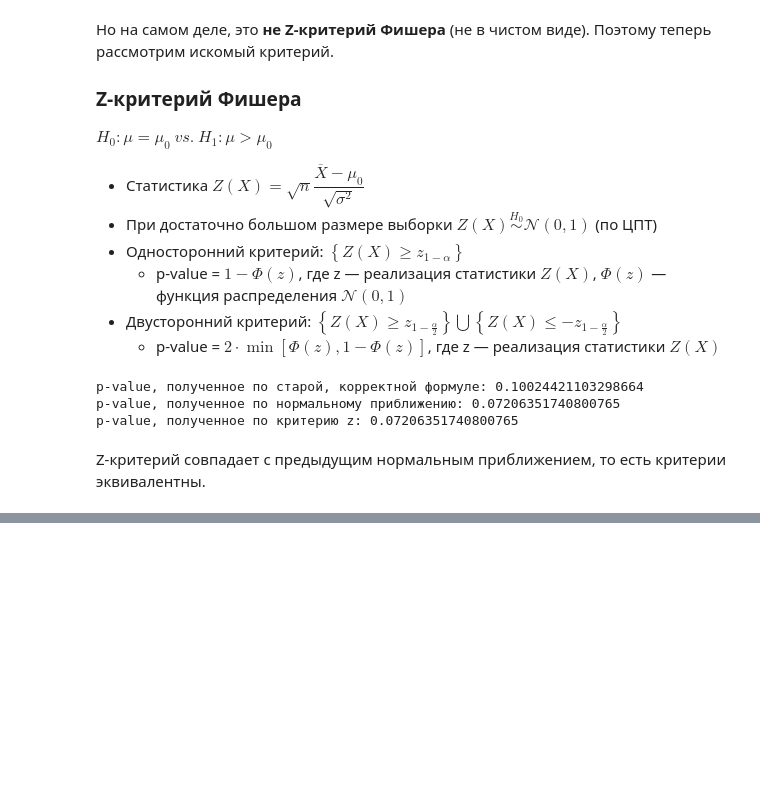
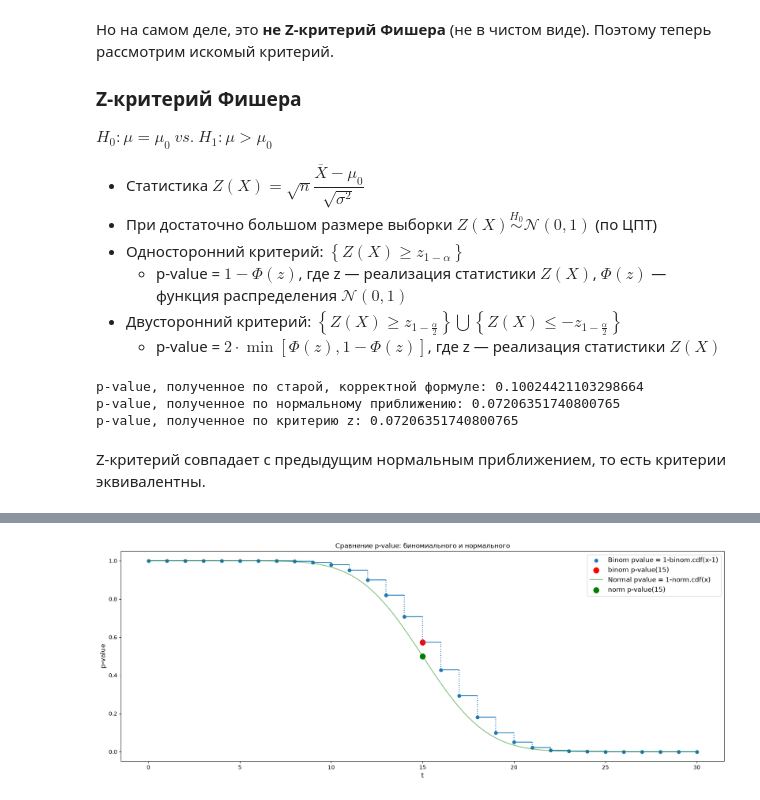
Before and after one commit to NikitaVasilev2003/Applied-statistics, a Jupyter notebook: z_test.ipynb, the cells around one changed output, grey strips where cells are left out. Saved outputs shown, nothing was run; the diff lists cells and outputs as text; code cells hidden in the pictures; blank space fills up the shorter version.

```diff
--- a/z_test.ipynb
+++ b/z_test.ipynb
@@ -393,0 +471,4 @@ Z-критерий совпадает с предыдущим нормальны
+# %%
+cmp_pvalue_binom_and_norm(30, 0.5, 15)
+# %% [output]
+[figure, added]
```
Also changed, not shown: parts of 16 cells of this notebook.
